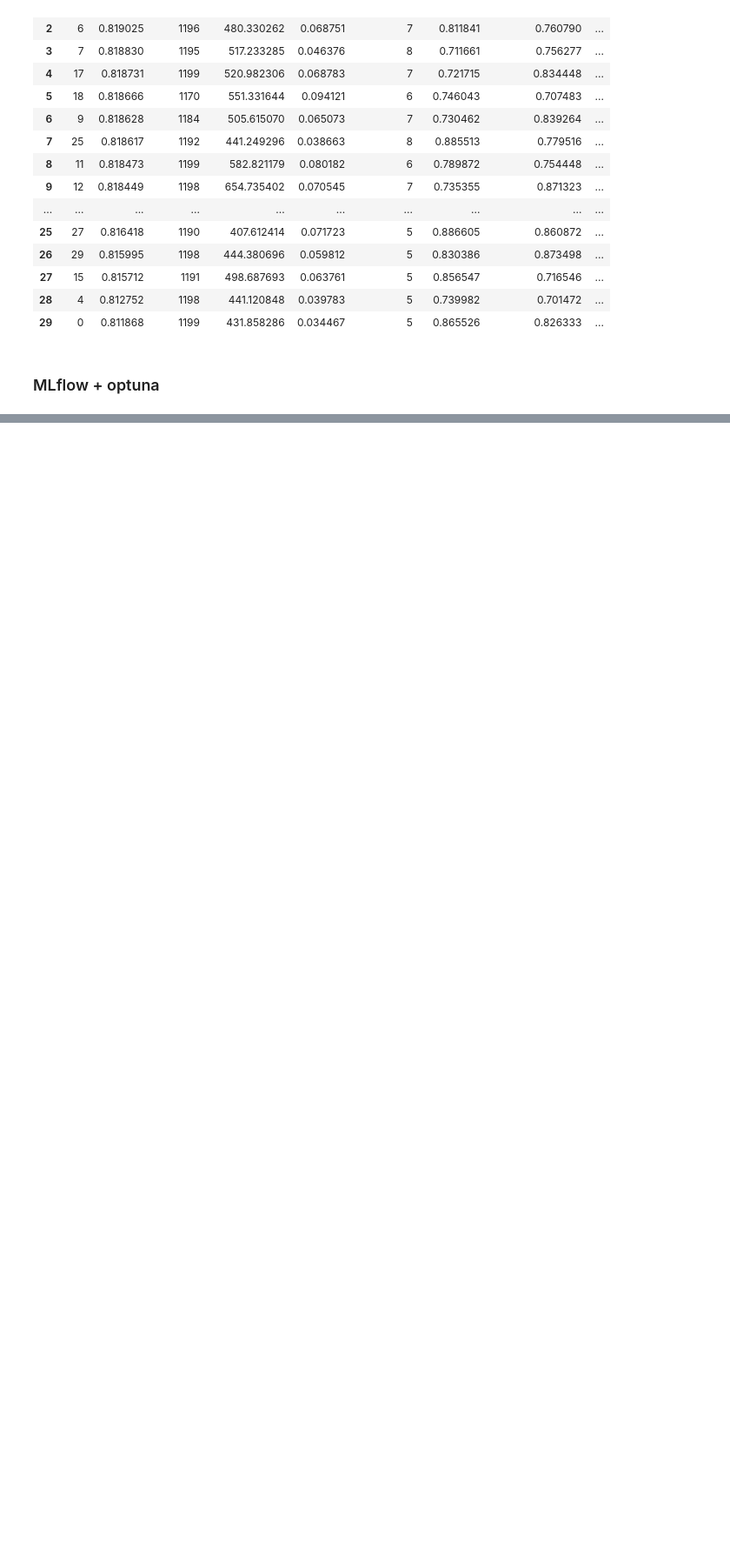
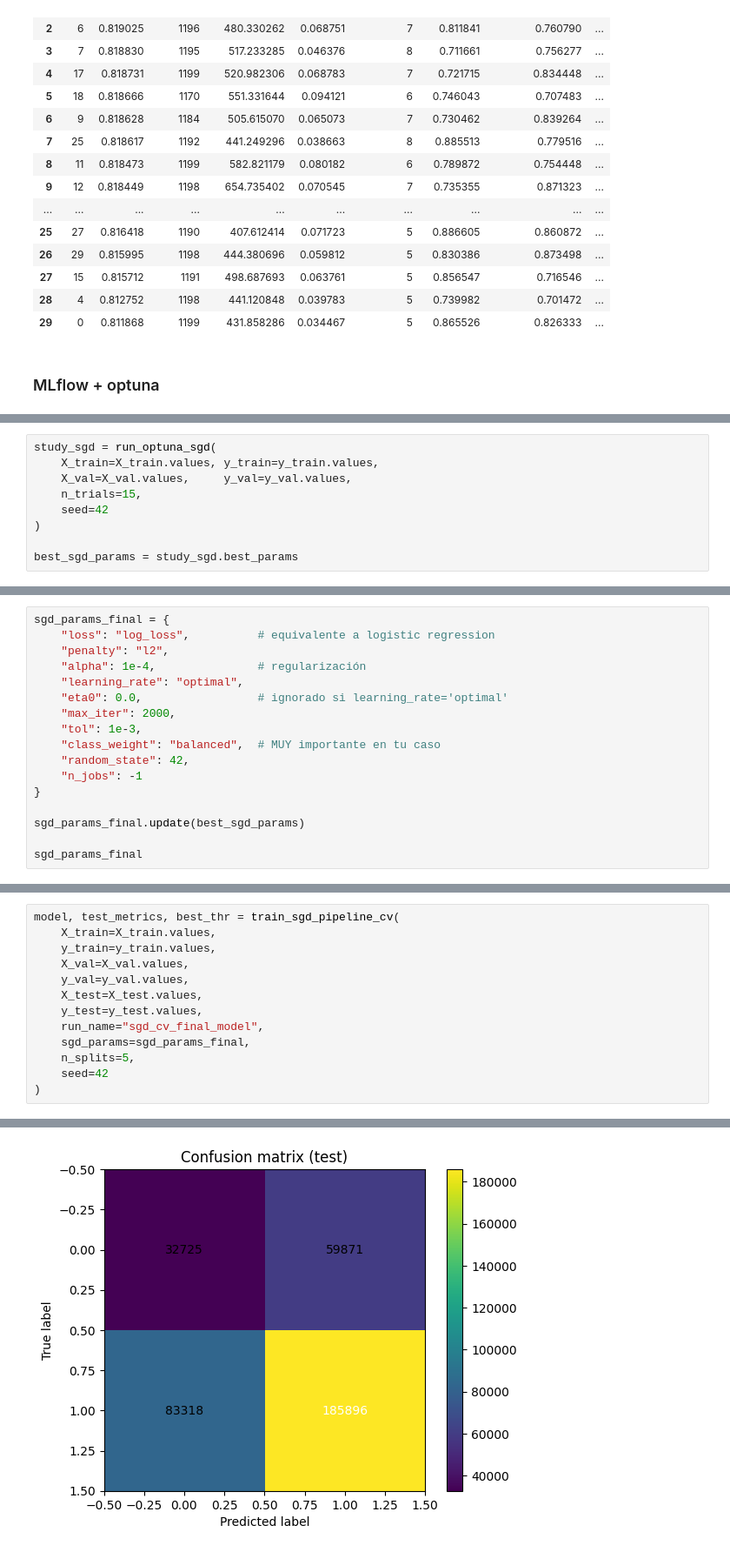
Before and after one commit to johnma96/thesis, a Jupyter notebook: notebooks/303-jmmz-ml-binary-modeling.ipynb, the cells around one changed output, grey strips where cells are left out. Shown at 87% size. Drawn from its saved outputs; the diff is of its cells as text; blank space fills up the shorter version.

```diff
--- a/notebooks/303-jmmz-ml-binary-modeling.ipynb
+++ b/notebooks/303-jmmz-ml-binary-modeling.ipynb
@@ -2595,0 +2819,9 @@ def run_optuna_xgboost(
+# %%
+study_sgd = run_optuna_sgd(
+    X_train=X_train.values, y_train=y_train.values,
+    X_val=X_val.values,     y_val=y_val.values,
+    n_trials=15,
+    seed=42
+)
+
+best_sgd_params = study_sgd.best_params
@@ -2595,0 +2855,17 @@ def run_optuna_xgboost(
+# %%
+sgd_params_final = {
+    "loss": "log_loss",          # equivalente a logistic regression
+    "penalty": "l2",
+    "alpha": 1e-4,               # regularización
+    "learning_rate": "optimal",
+    "eta0": 0.0,                 # ignorado si learning_rate='optimal'
+    "max_iter": 2000,
+    "tol": 1e-3,
+    "class_weight": "balanced",  # MUY importante en tu caso
+    "random_state": 42,
+    "n_jobs": -1
+}
+
+sgd_params_final.update(best_sgd_params)
+
+sgd_params_final
@@ -2595,0 +2883,14 @@ def run_optuna_xgboost(
+# %%
+model, test_metrics, best_thr = train_sgd_pipeline_cv(
+    X_train=X_train.values,
+    y_train=y_train.values,
+    X_val=X_val.values,
+    y_val=y_val.values,
+    X_test=X_test.values,
+    y_test=y_test.values,
+    run_name="sgd_cv_final_model",
+    sgd_params=sgd_params_final,
+    n_splits=5,
+    seed=42
+)
+# %% [output]
@@ -2595,0 +2904 @@ def run_optuna_xgboost(
+[figure, added]
```
Also changed, not shown: parts of 72 cells of this notebook.
